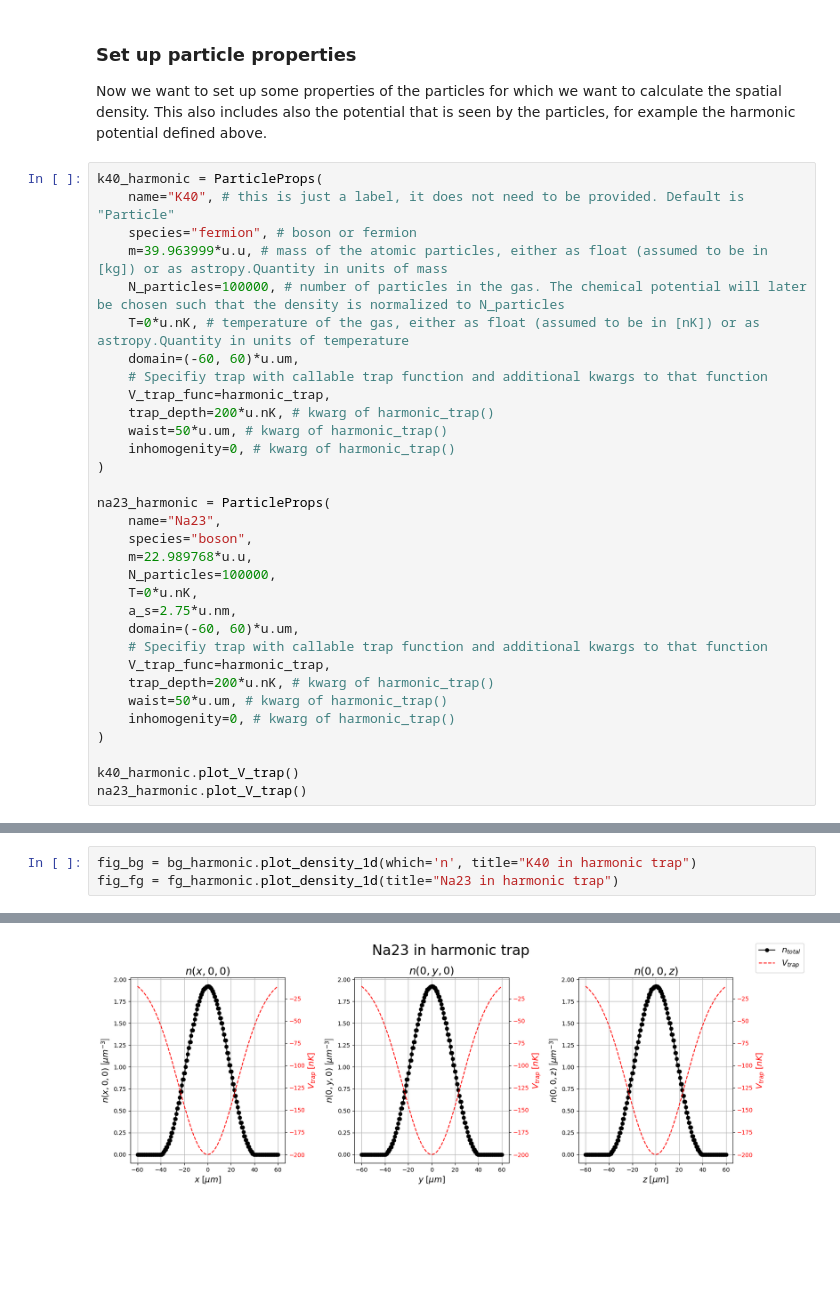
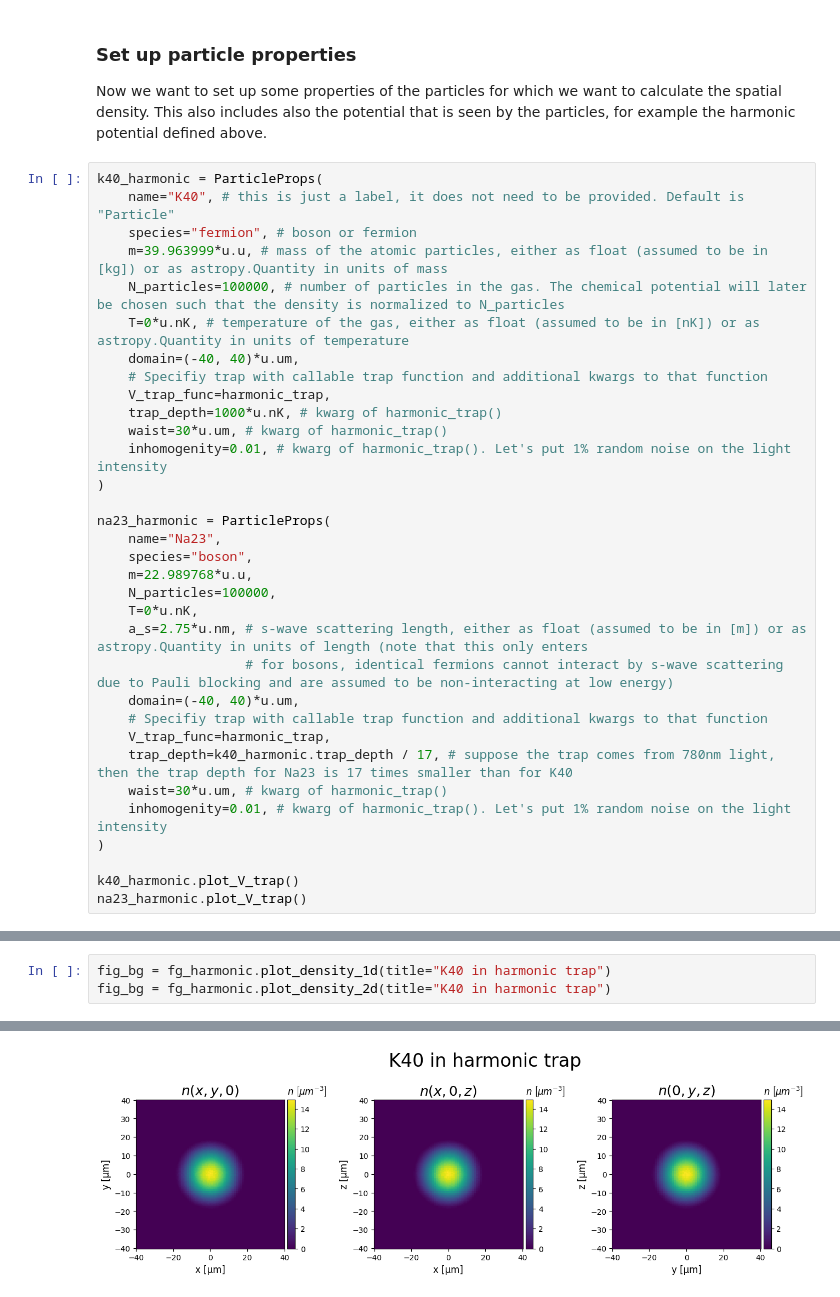
Before and after one commit to lightmat/lightmat, a Jupyter notebook: tutorial_many_body.ipynb, the cells around one changed output, grey strips where cells are left out. Cells and saved outputs as stored; diff of their text form; blank space fills up the shorter version.

```diff
--- a/tutorial_many_body.ipynb
+++ b/tutorial_many_body.ipynb
@@ -67,12 +67,12 @@ k40_harmonic = ParticleProps(
     m=39.963999*u.u, # mass of the atomic particles, either as float (assumed to be in [kg]) or as astropy.Quantity in units of mass
     N_particles=100000, # number of particles in the gas. The chemical potential will later be chosen such that the density is normalized to N_particles
     T=0*u.nK, # temperature of the gas, either as float (assumed to be in [nK]) or as astropy.Quantity in units of temperature
-    domain=(-60, 60)*u.um,
+    domain=(-40, 40)*u.um,
     # Specifiy trap with callable trap function and additional kwargs to that function
     V_trap_func=harmonic_trap,
-    trap_depth=200*u.nK, # kwarg of harmonic_trap()
-    waist=50*u.um, # kwarg of harmonic_trap()
-    inhomogenity=0, # kwarg of harmonic_trap()
+    trap_depth=1000*u.nK, # kwarg of harmonic_trap()
+    waist=30*u.um, # kwarg of harmonic_trap()
+    inhomogenity=0.01, # kwarg of harmonic_trap(). Let's put 1% random noise on the light intensity
 )
 
 na23_harmonic = ParticleProps(
@@ -81,13 +81,14 @@ na23_harmonic = ParticleProps(
     m=22.989768*u.u,
     N_particles=100000,
     T=0*u.nK,
-    a_s=2.75*u.nm,
-    domain=(-60, 60)*u.um,
+    a_s=2.75*u.nm, # s-wave scattering length, either as float (assumed to be in [m]) or as astropy.Quantity in units of length (note that this only enters
+                   # for bosons, identical fermions cannot interact by s-wave scattering due to Pauli blocking and are assumed to be non-interacting at low energy)
+    domain=(-40, 40)*u.um,
     # Specifiy trap with callable trap function and additional kwargs to that function
     V_trap_func=harmonic_trap,
-    trap_depth=200*u.nK, # kwarg of harmonic_trap()
-    waist=50*u.um, # kwarg of harmonic_trap()
-    inhomogenity=0, # kwarg of harmonic_trap()
+    trap_depth=k40_harmonic.trap_depth / 17, # suppose the trap comes from 780nm light, then the trap depth for Na23 is 17 times smaller than for K40
+    waist=30*u.um, # kwarg of harmonic_trap()
+    inhomogenity=0.01, # kwarg of harmonic_trap(). Let's put 1% random noise on the light intensity
 )
 
 k40_harmonic.plot_V_trap()
@@ -115,4 +120,4 @@ Convergence reached after 52 iterations.
 # %%
-fig_bg = bg_harmonic.plot_density_1d(which='n', title="K40 in harmonic trap")
-fig_fg = fg_harmonic.plot_density_1d(title="Na23 in harmonic trap")
+fig_bg = fg_harmonic.plot_density_1d(title="K40 in harmonic trap")
+fig_bg = fg_harmonic.plot_density_2d(title="K40 in harmonic trap")
 # %% [output]
@@ -120 +125 @@ fig_fg = fg_harmonic.plot_density_1d(title="Na23 in harmonic trap")
-[figure, old version]
+[figure, new version]
```
Also changed, not shown: parts of 27 cells of this notebook, 11 other files.
